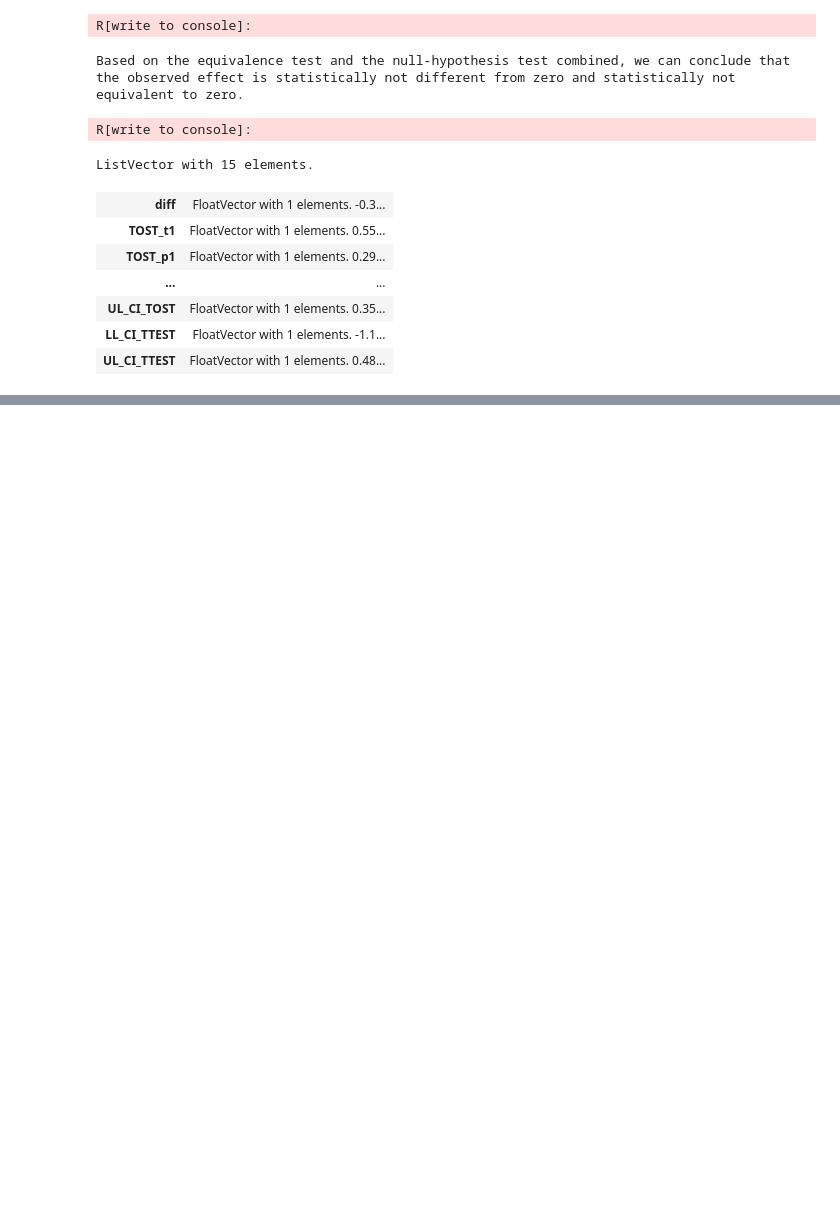
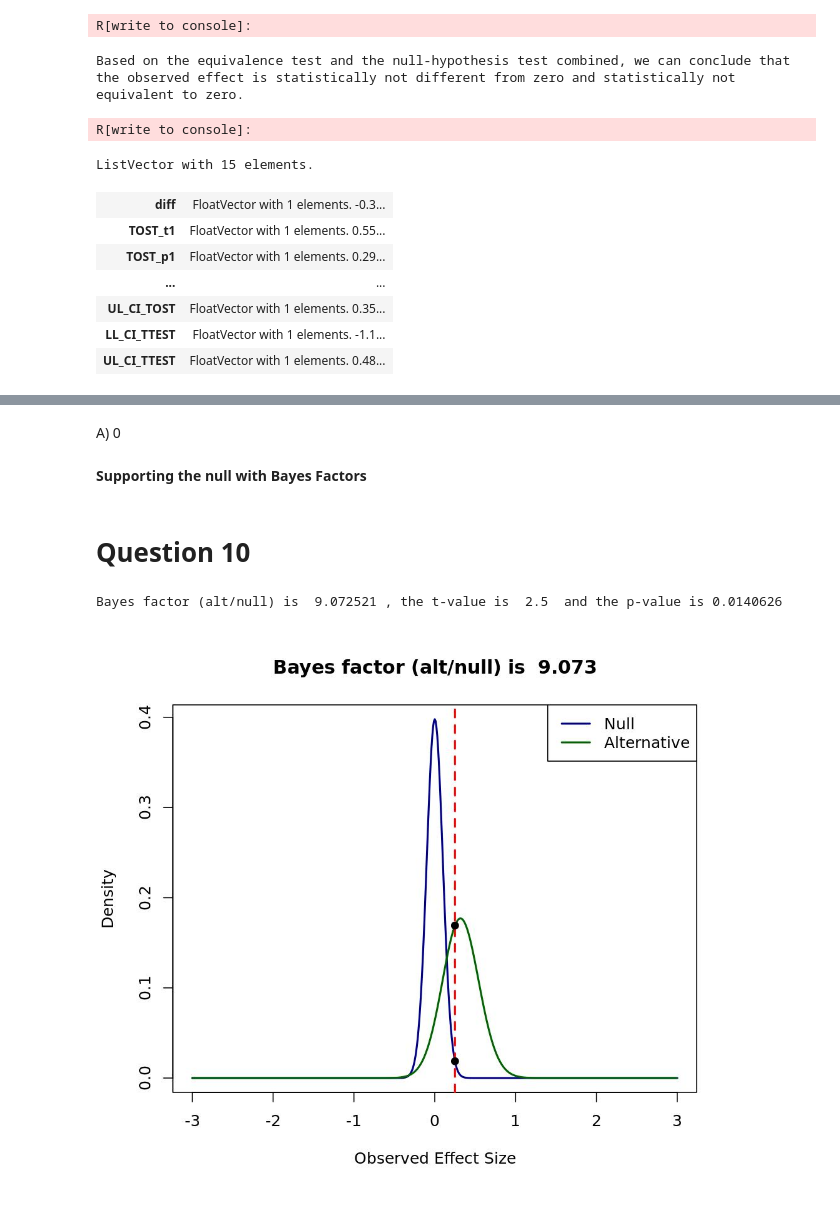
Before and after one commit to bcrestel/coursera_statisticalinferences, a Jupyter notebook: notebooks/week_6_equivalence_testing.ipynb, the cells around one changed output, grey strips where cells are left out. Drawn from its saved outputs; the diff is of its cells as text; code cells hidden in the pictures; blank space fills up the shorter version.

```diff
--- a/notebooks/week_6_equivalence_testing.ipynb
+++ b/notebooks/week_6_equivalence_testing.ipynb
@@ -88,0 +323,9 @@ ListVector with 15 elements.
+# %% [markdown]
+A) 0
+# %% [markdown]
+**Supporting the null with Bayes Factors**
+# %% [markdown]
+# Question 10
+# %%
+import rpy2.robjects as robjects
+r = robjects.r
@@ -88,0 +336,8 @@ ListVector with 15 elements.
+# %%
+with grdevices.render_to_bytesio(grdevices.jpeg, width=1024, height=896, res=150) as img:
+    r.source('bayes_factor_one_sample_ttest.r')
+
+display(Image(data=img.getvalue(), format='jpeg', embed=True))
+# %% [output]
+Bayes factor (alt/null) is  9.072521 , the t-value is  2.5  and the p-value is 0.0140626
+[figure, added]
```
Also changed, not shown: parts of 30 cells of this notebook.
